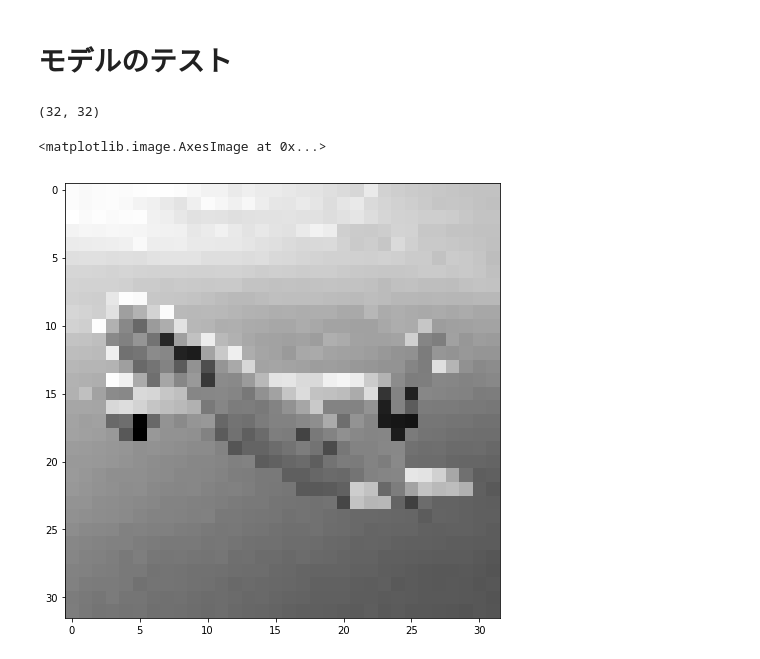
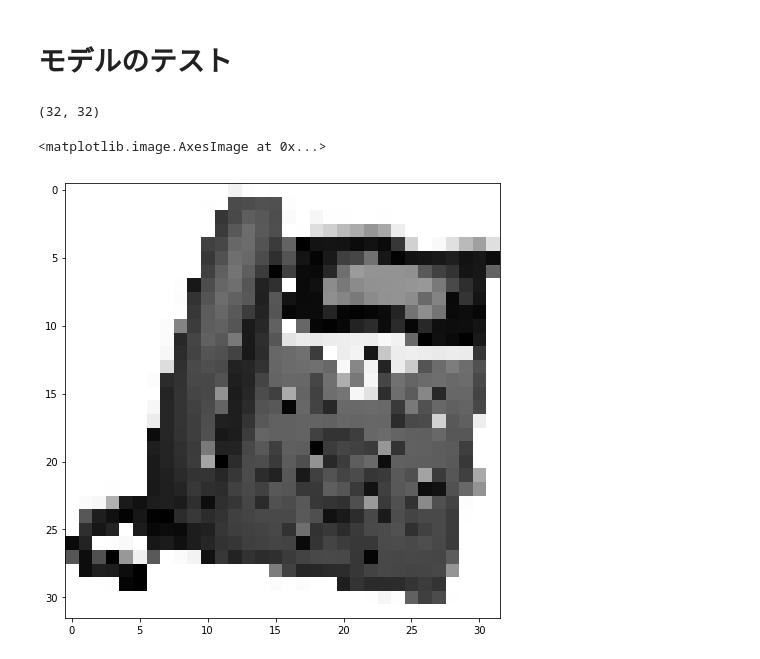
Before and after one commit to 0225kazuki/cnn_for_meetup, a Jupyter notebook: nn_cifar-gray.ipynb, the cells around one changed output. Cells and saved outputs as stored; diff of their text form; code cells hidden in the pictures.

```diff
--- a/nn_cifar-gray.ipynb
+++ b/nn_cifar-gray.ipynb
@@ -174,34 +142,34 @@ model.save("trained_data")
 # %%
 # 画像読み込み
 from PIL import Image
 import matplotlib.pyplot as plt
 import numpy as np
 
 #Jupyterでインライン表示するための宣言
 %matplotlib inline
 
 fig = plt.figure(figsize=(8,8))
 
 #画像の読み込み
-org_img = Image.open("./plane_test3.jpg")
+org_img = Image.open("./telephone1.jpeg")
 
 #解像度変更
 gray_img = org_img.resize((32,32))
 gray_img = gray_img.convert('L')
 
 #画像をarrayに変換
 im_list = np.array(gray_img, 'f')
 print(im_list.shape)
 
 #正規化
 im_list = im_list/255
 
 #画像表示
 plt.imshow(im_list,cmap=plt.get_cmap('gray'))
 # %% [output]
 (32, 32)
 <matplotlib.image.AxesImage at 0x...>
-[figure, old version]
+[figure, new version]
 # %%
 # 読み込んだ画像の判別
 
```
Also changed, not shown: parts of 7 cells of this notebook, 6 other files.
